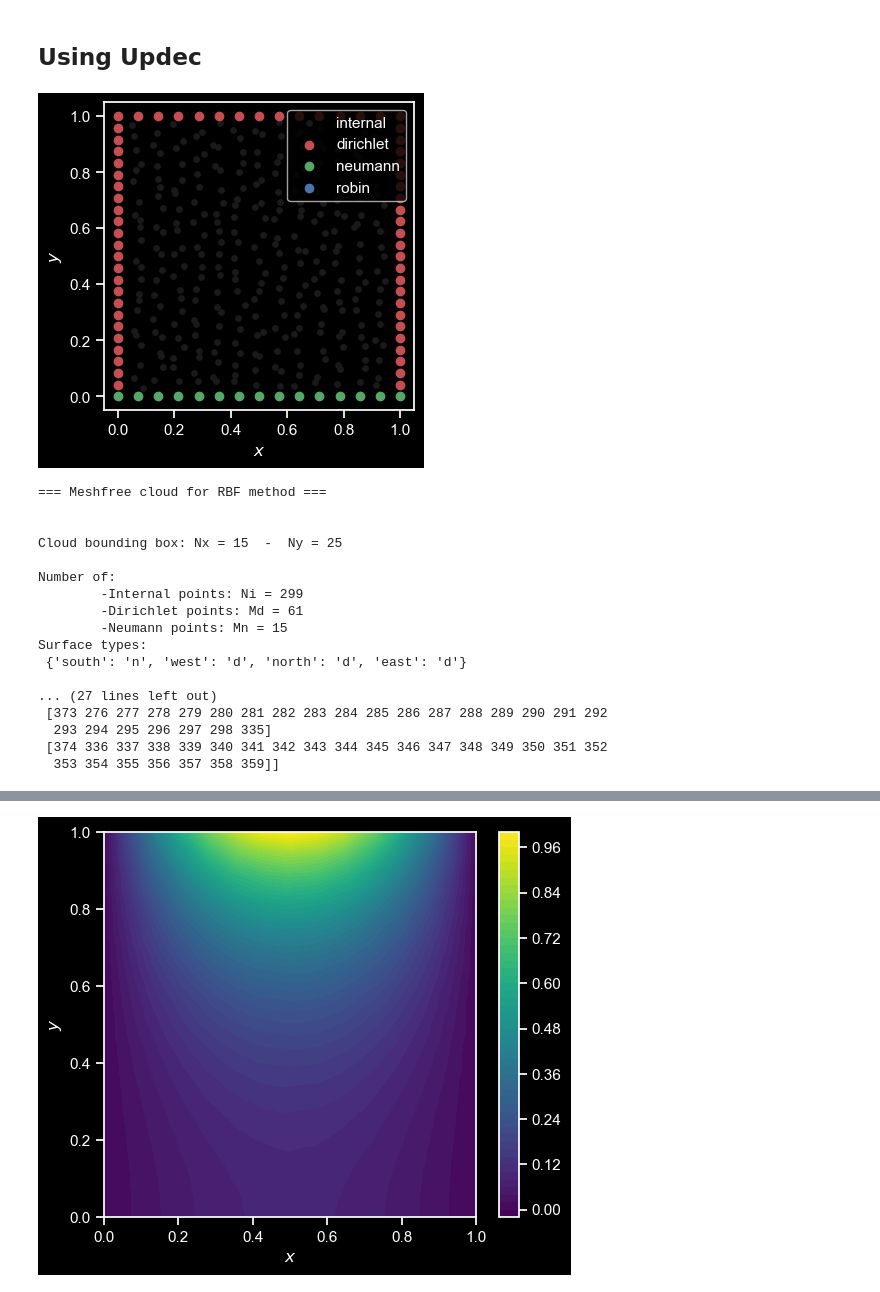
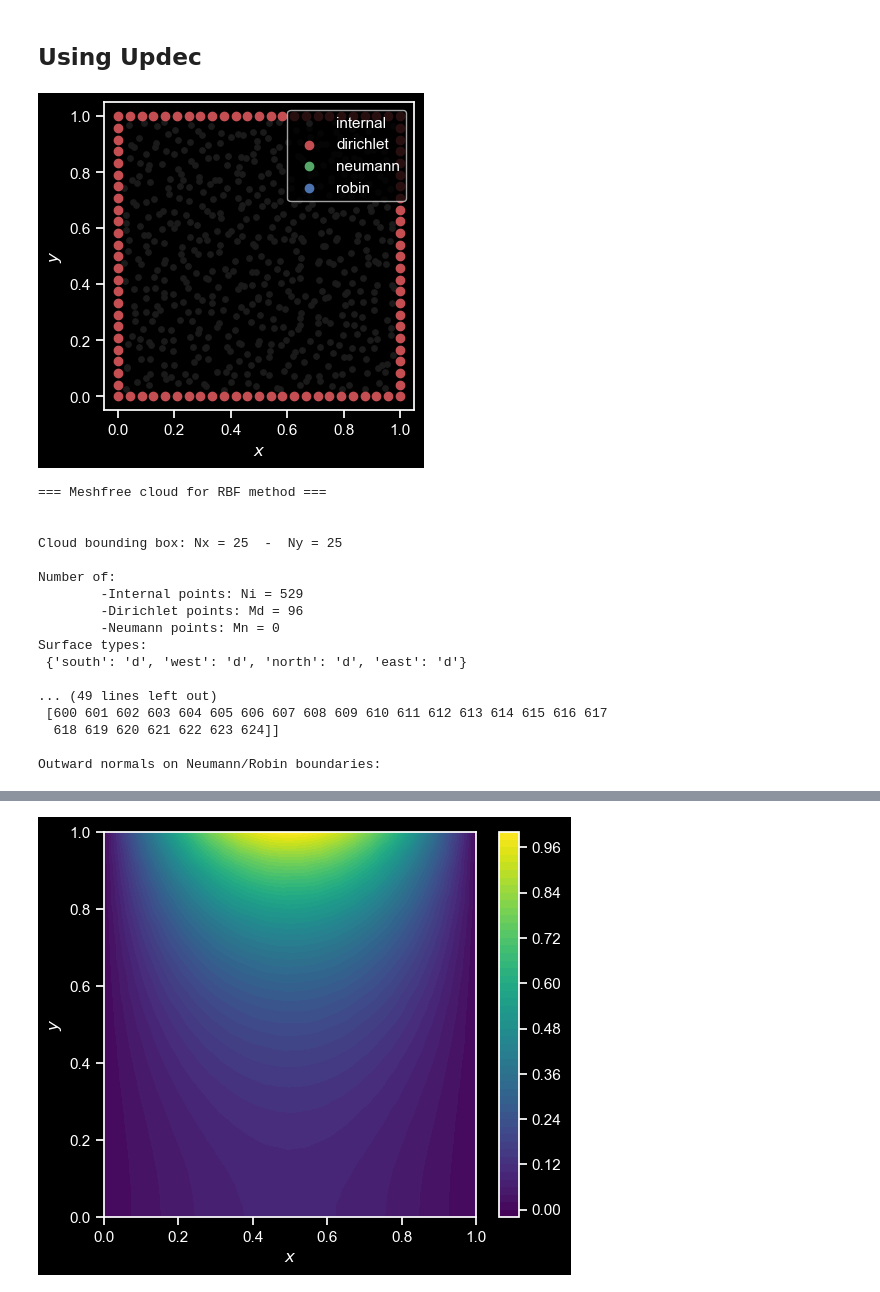
Before and after one commit to ddrous/Updes, a Jupyter notebook: examples/01_laplace_with_rbf.ipynb, the cells around one changed output, grey strips where cells are left out. Cells and saved outputs as stored; diff of their text form; code cells hidden in the pictures.

```diff
--- a/examples/01_laplace_with_rbf.ipynb
+++ b/examples/01_laplace_with_rbf.ipynb
@@ -28,16 +28,16 @@ key = jax.random.PRNGKey(42)
 # %%
 RBF = polyharmonic      ## Can define which rbf to use
 MAX_DEGREE = 4
 
-facet_types={"south":"n", "west":"d", "north":"d", "east":"d"}
-cloud = SquareCloud(Nx=15, Ny=25, facet_types=facet_types, noise_key=key, support_size=15*25-1)
+facet_types={"south":"d", "west":"d", "north":"d", "east":"d"}
+cloud = SquareCloud(Nx=25, Ny=25, facet_types=facet_types, noise_key=key, support_size=15*25-1)
 
 # facet_types = {"Dirichlet":"d"}
 # cloud = GmshCloud("./meshes/disk.msh", facet_types, support_size=20)
 
 cloud.visualize_cloud(figsize=(4,4), cmap=cmr.amber);
 # %% [output]
-[figure, old version]
+[figure, new version]
 # %%
 print("\n=== Meshfree cloud for RBF method ===\n")
 print()
@@ -51,8 +51,8 @@ print("Global indices:\n", cloud.global_indices)
 print()
 # # print("Global indices reversed:\n", cloud.global_indices_rev)
 # # print()
-# print("Outward normals on Neumann boundaries:")
-# print_line_by_line(cloud.outward_normals)
+print("Outward normals on Neumann/Robin boundaries:")
+print_line_by_line(cloud.outward_normals)
 # print()
 # print("Node coordinates:", )
 # print_line_by_line(cloud.nodes)
@@ -63,20 +63,20 @@ print()
 === Meshfree cloud for RBF method ===
 
 
-Cloud bounding box: Nx = 15  -  Ny = 25
+Cloud bounding box: Nx = 25  -  Ny = 25
 
 Number of:
-        -Internal points: Ni = 299
-        -Dirichlet points: Md = 61
-        -Neumann points: Mn = 15
+        -Internal points: Ni = 529
+        -Dirichlet points: Md = 96
+        -Neumann points: Mn = 0
 Surface types:
- {'south': 'n', 'west': 'd', 'north': 'd', 'east': 'd'}
+ {'south': 'd', 'west': 'd', 'north': 'd', 'east': 'd'}
 
-... (27 lines left out)
- [373 276 277 278 279 280 281 282 283 284 285 286 287 288 289 290 291 292
-  293 294 295 296 297 298 335]
- [374 336 337 338 339 340 341 342 343 344 345 346 347 348 349 350 351 352
-  353 354 355 356 357 358 359]]
+... (49 lines left out)
+ [600 601 602 603 604 605 606 607 608 609 610 611 612 613 614 615 616 617
+  618 619 620 621 622 623 624]]
+
+Outward normals on Neumann/Robin boundaries:
 # %%
 ## Operates on radial basis functions and polynomials at position x: don't forget the None. It is important!
 # @jax.jit
```
Also changed, not shown: parts of 2 cells of this notebook, 1 other file.
